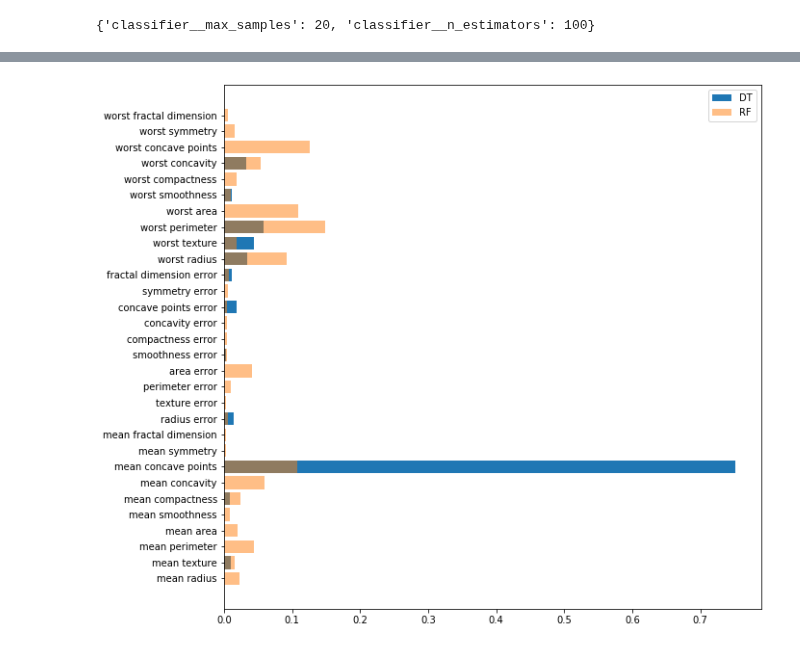
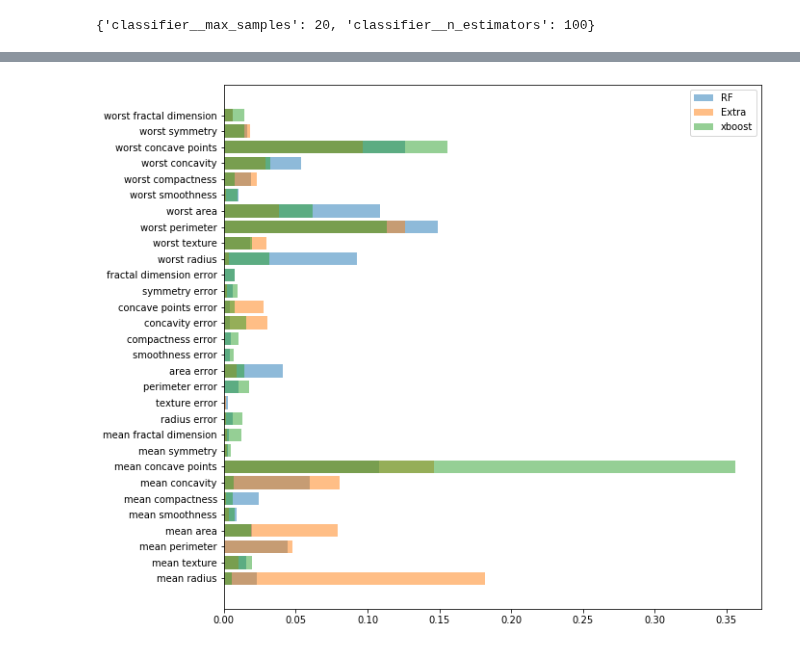
Before and after one commit to przem85/bootcamp, a Jupyter notebook: supervised_learning/D03_Z08_Pipeline_RR_GridSearchCV.ipynb, the cells around one changed output, grey strips where cells are left out. Drawn from its saved outputs; the diff is of its cells as text; code cells hidden in the pictures.

```diff
--- a/supervised_learning/D03_Z08_Pipeline_RR_GridSearchCV.ipynb
+++ b/supervised_learning/D03_Z08_Pipeline_RR_GridSearchCV.ipynb
@@ -234,0 +322,30 @@ grid_6.best_params_
+# %%
+from scipy.stats.distributions import uniform, randint
+from sklearn.model_selection import GridSearchCV, RandomizedSearchCV
+
+
+
+pipe_11 = Pipeline([('preprocessing', StandardScaler()),
+                   ('classifier', xgboost.XGBClassifier(n_estimators=1,
+                      learning_rate=0.5,
+                      random_state=42))
+                  ])
+
+
+param_grid_11 = {
+    'classifier__max_depth': randint(3, 11),
+    'classifier__learning_rate': uniform(0.001, 0.1-0.001),
+    'classifier__n_estimators': randint(50, 400),
+    'classifier__gamma': uniform(0,2),
+    'classifier__colsample_bytree': uniform(0.5, 0.5),
+    'classifier__subsample': uniform(0.5, 0.5),
+    'classifier__min_child_weight': randint(1, 11)
+}
+
+grid_11 = RandomizedSearchCV(n_iter=30,estimator=pipe_11,
+                             param_distributions=param_grid_11,
+                      cv=kfold,
+                      return_train_score=True)
+
+grid_11.fit(X_train, y_train)
+grid_11.best_params_
@@ -407,11 +556,18 @@ Vo soft
 # %%
 plt.figure(figsize=(10, 10))
 n_features = len(grid_4.best_estimator_.named_steps['classifier'].feature_importances_)
-plt.barh(range(n_features), grid_4.best_estimator_.named_steps['classifier'].feature_importances_, align='center', label="DT")
+# plt.barh(range(n_features), grid_4.best_estimator_.named_steps['classifier'].feature_importances_, align='center', label="DT")
 
 plt.barh(range(n_features), grid_5.best_estimator_.named_steps['classifier'].feature_importances_, align='center', alpha =0.5, label="RF")
 plt.yticks(np.arange(n_features), cancer.feature_names)
+
+plt.barh(range(n_features), grid_8.best_estimator_.named_steps['classifier'].feature_importances_, align='center', alpha =0.5, label="Extra")
+plt.yticks(np.arange(n_features), cancer.feature_names)
+
+plt.barh(range(n_features), grid_11.best_estimator_.feature_importances_, align='center', alpha =0.5, label="xboost")
+plt.yticks(np.arange(n_features), cancer.feature_names)
+
 plt.legend()
 plt.show()
 # %% [output]
-[figure, old version]
+[figure, new version]
```
Also changed, not shown: parts of 10 cells of this notebook, 18 other files.
